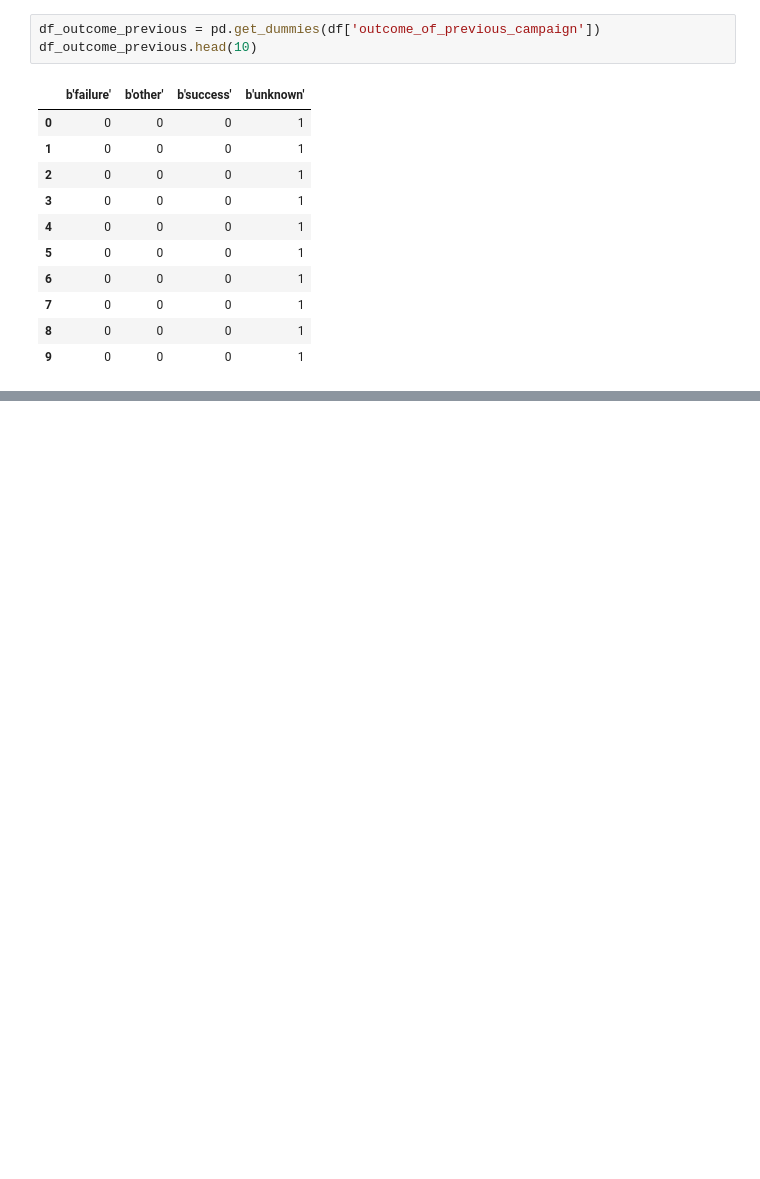
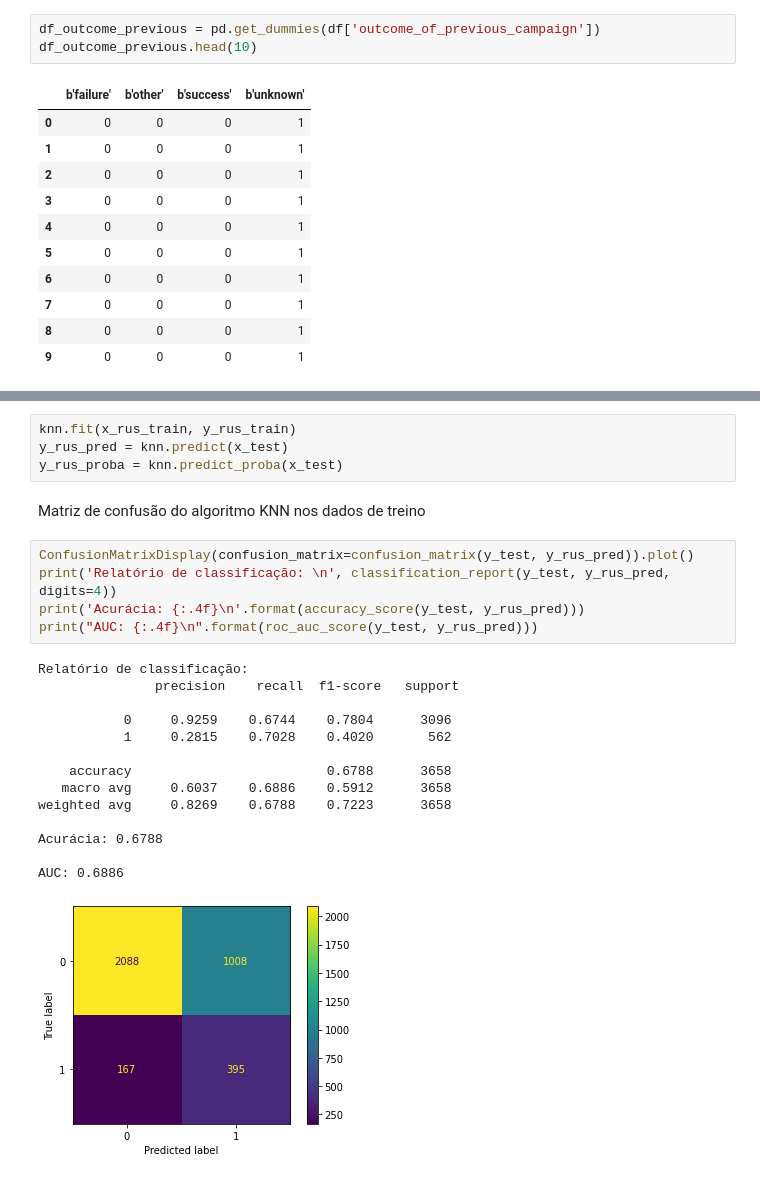
Before and after one commit to NickolasCrema/TB2_DATASCIENCE, a Jupyter notebook: dados.ipynb, the cells around one changed output, grey strips where cells are left out. Drawn from its saved outputs; the diff is of its cells as text; blank space fills up the shorter version.

```diff
--- a/dados.ipynb
+++ b/dados.ipynb
@@ -215,0 +370,26 @@ df_outcome_previous.head(10)
+# %%
+knn.fit(x_rus_train, y_rus_train)
+y_rus_pred = knn.predict(x_test)
+y_rus_proba = knn.predict_proba(x_test)
+# %% [markdown]
+Matriz de confusão do algoritmo KNN nos dados de treino
+# %%
+ConfusionMatrixDisplay(confusion_matrix=confusion_matrix(y_test, y_rus_pred)).plot()
+print('Relatório de classificação: \n', classification_report(y_test, y_rus_pred, digits=4))
+print('Acurácia: {:.4f}\n'.format(accuracy_score(y_test, y_rus_pred)))
+print("AUC: {:.4f}\n".format(roc_auc_score(y_test, y_rus_pred)))
+# %% [output]
+Relatório de classificação:
+               precision    recall  f1-score   support
+
+           0     0.9259    0.6744    0.7804      3096
+           1     0.2815    0.7028    0.4020       562
+
+    accuracy                         0.6788      3658
+   macro avg     0.6037    0.6886    0.5912      3658
+weighted avg     0.8269    0.6788    0.7223      3658
+
+Acurácia: 0.6788
+
+AUC: 0.6886
+[figure, added]
```
Also changed, not shown: parts of 58 cells of this notebook.
